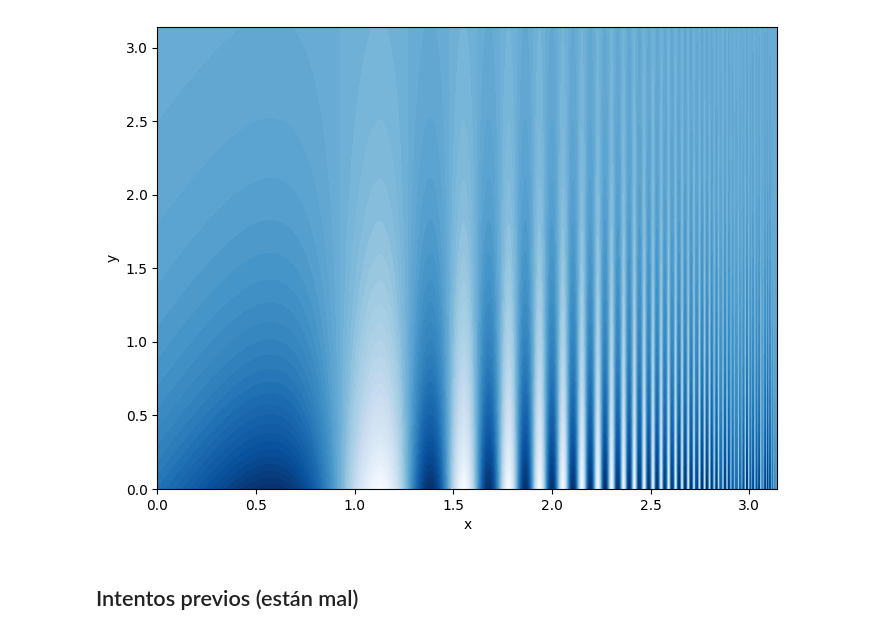
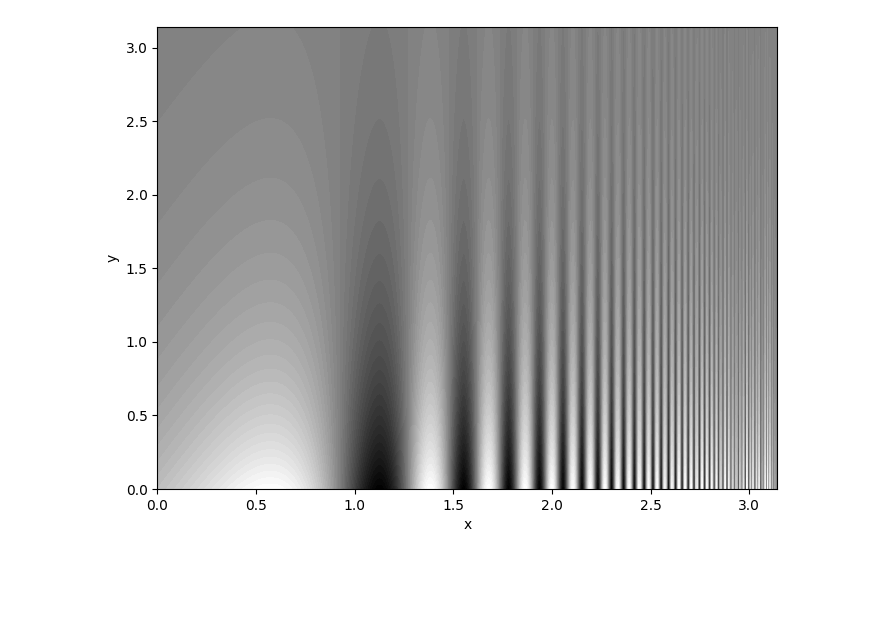
Before and after one commit to Kurocaguama/Vision-Computacional, a Jupyter notebook: Visión_Generación_de_estímulo_visual.ipynb, the cells around one changed output. Drawn from its saved outputs; the diff is of its cells as text; code cells hidden in the pictures; blank space fills up the shorter version.

```diff
--- a/Visión_Generación_de_estímulo_visual.ipynb
+++ b/Visión_Generación_de_estímulo_visual.ipynb
@@ -40,23 +40,19 @@ def funchida(x, y):
 # %%
 #Graficamos la función usando matplotlib
 
 import matplotlib.pyplot as plt
 
 # Valores a evaluar
 x = np.linspace(0, math.pi, 512)
 y = np.linspace(0, math.pi, 512)
 X, Y = np.meshgrid(x, y)
 Z = funchida(X, Y)
 
 # Usamos un heatmap gris para que quede como lo visto en clase.
 plt.figure(figsize=(8, 6))
-#Azul igual queda coqueto.
-plt.contourf(X, Y, Z, 50, cmap='Blues')
-#plt.contourf(X, Y, Z, 50, cmap='gray')
+plt.contourf(X, Y, Z, 50, cmap='gray')
 plt.xlabel('x')
 plt.ylabel('y')
 plt.show()
 # %% [output]
-[figure, old version]
+[figure, new version]
-# %% [markdown]
-## Intentos previos (están mal)
```
Also changed, not shown: parts of 3 cells of this notebook.
